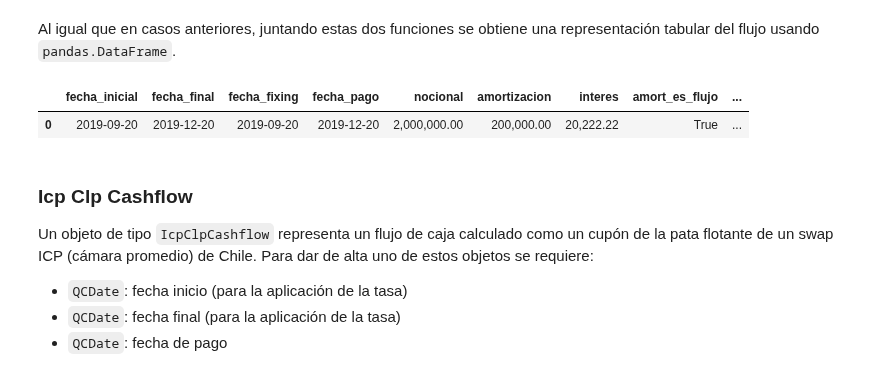
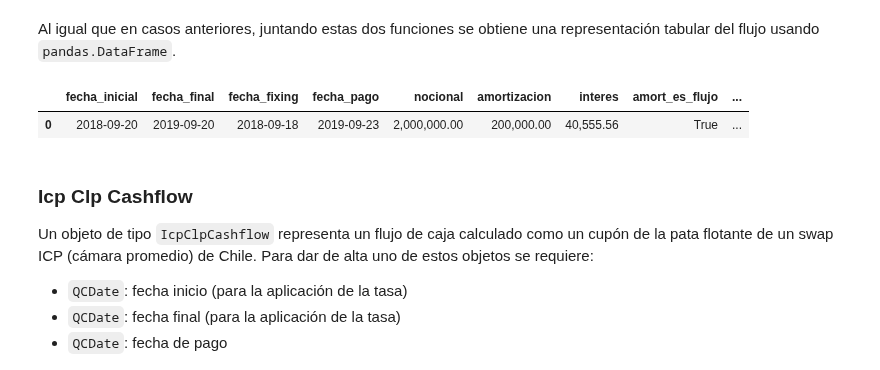
Before and after one commit to qcfinancial/qcfinancial-docs, a Jupyter notebook: 2_Cashflows.ipynb, the cells around one changed output. Drawn from its saved outputs; the diff is of its cells as text; code cells hidden in the pictures.

```diff
--- a/2_Cashflows.ipynb
+++ b/2_Cashflows.ipynb
@@ -117,3 +107,12 @@ fx_rate_value = 900.0
+# %%
+# calendario Santiago
+scl = aux.get_business_calendar("CL", range(2024, 2035))
+
+# dólar observado
+usdclp_obs = qcf.FXRateIndex(usdclp, "USDOBS", _1d, _1d, scl)
+
+# valor del índice
+fx_rate_value = 900.0
 # %% [markdown]
 Se da de alta el cashflow.
 # %%
@@ -588,8 +606,8 @@ codigo = "TERMSOFR6M"
 lin_act360 = qcf.QCInterestRate(0.0, act360, lin_wf)
 fixing_lag = qcf.Tenor("2D")
 tenor = qcf.Tenor("6M")
-fixing_calendar = scl  # No es el calendario correcto, pero sirve para el ejemplo
-settlement_calendar = scl  # Ídem arriba
+fixing_calendar = aux.get_business_calendar('US', range(2024, 2035))
+settlement_calendar = fixing_calendar
 term_sofr_6m = qcf.InterestRateIndex(
     codigo,
     lin_act360,
@@ -627,9 +647,10 @@ Con esto, veamos un ejemplo de construcción y uso de un `IborCashflow`.
 fecha_inicio = qcf.QCDate(20, 9, 2018)
 fecha_final = qcf.QCDate(20, 9, 2019)
 fecha_pago = qcf.QCDate(23, 9, 2019)
-fecha_fixing = qcf.QCDate(20, 9, 2018)
+fecha_fixing = qcf.QCDate(18, 9, 2018)
 nominal = 1_000_000.0
 amort = 100_000.0
+amort_is_cashflow = True
 spread = 0.0
 gearing = 1.0
 
@@ -641,7 +662,7 @@ ibor_cashflow = qcf.IborCashflow(
     fecha_pago,
     nominal,
     amort,
-    True,
+    amort_is_cashflow,
     usd,
     spread,
     gearing,
@@ -766,13 +792,0 @@ Parámetros iniciales.
-# %%
-fecha_inicio = qcf.QCDate(20, 9, 2019)
-fecha_final = qcf.QCDate(20, 12, 2019)
-fecha_pago = qcf.QCDate(20, 12, 2019)
-fecha_fixing = qcf.QCDate(20, 9, 2019)
-nominal = 10_000_000.0
-amort = 1_000_000.0
-spread = 0.02
-gearing = 1.0
-valor_indice_fx = 900.0
-fecha_publicacion = qcf.QCDate(20, 9, 2019)
-term_sofr_6m.set_rate_value(0.01)
-amort_is_cashflow = True
@@ -901,22 +925,25 @@ Check: 6,333,333
 # %% [markdown]
 Al igual que en casos anteriores, juntando estas dos funciones se obtiene una representación tabular del flujo usando `pandas.DataFrame`.
 # %%
-df = pd.DataFrame([qcf.show(ibor_mccy_cashflow)], columns=qcf.get_column_names(ibor_mccy_cashflow.get_type()))
+df = pd.DataFrame(
+    [qcf.show(ibor_mccy_cashflow)],
+    columns=qcf.get_column_names(ibor_mccy_cashflow.get_type())
+)
 df.style.format({
     'nocional':'{:,.2f}',
     'amortizacion':'{:,.2f}',
     'amortizacion_moneda_pago':'{:,.2f}',
     'interes':'{:,.2f}',
     'interes_moneda_pago':'{:,.2f}',
     'flujo':'{:,.2f}',
     'flujo_moneda_pago':'{:,.2f}',
     'valor_tasa':'{:.2%}',
     'spread':'{:.2%}',
     'valor_indice_fx':'{:,.2f}',
 })
 # %% [output]
 |  | fecha_inicial | fecha_final | fecha_fixing | fecha_pago | nocional | amortizacion | interes | amort_es_flujo | ... |
-| 0 | 2019-09-20 | 2019-12-20 | 2019-09-20 | 2019-12-20 | 2,000,000.00 | 200,000.00 | 20,222.22 | True | ... |
+| 0 | 2018-09-20 | 2019-09-20 | 2018-09-18 | 2019-09-23 | 2,000,000.00 | 200,000.00 | 40,555.56 | True | ... |
 # %% [markdown]
 ### Icp Clp Cashflow
 Un objeto de tipo `IcpClpCashflow` representa un flujo de caja calculado como un cupón de la pata flotante de un swap ICP (cámara promedio) de Chile. Para dar de alta uno de estos objetos se requiere:
```
Also changed, not shown: parts of 126 cells of this notebook, 2 other files.
